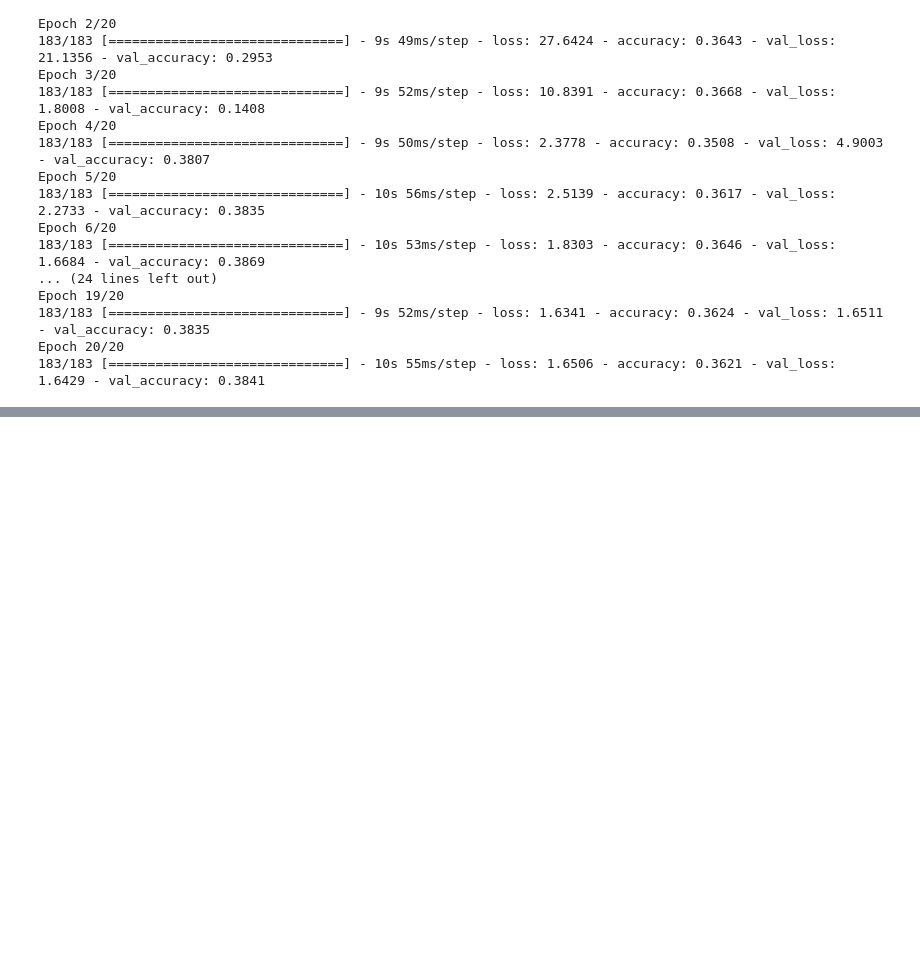
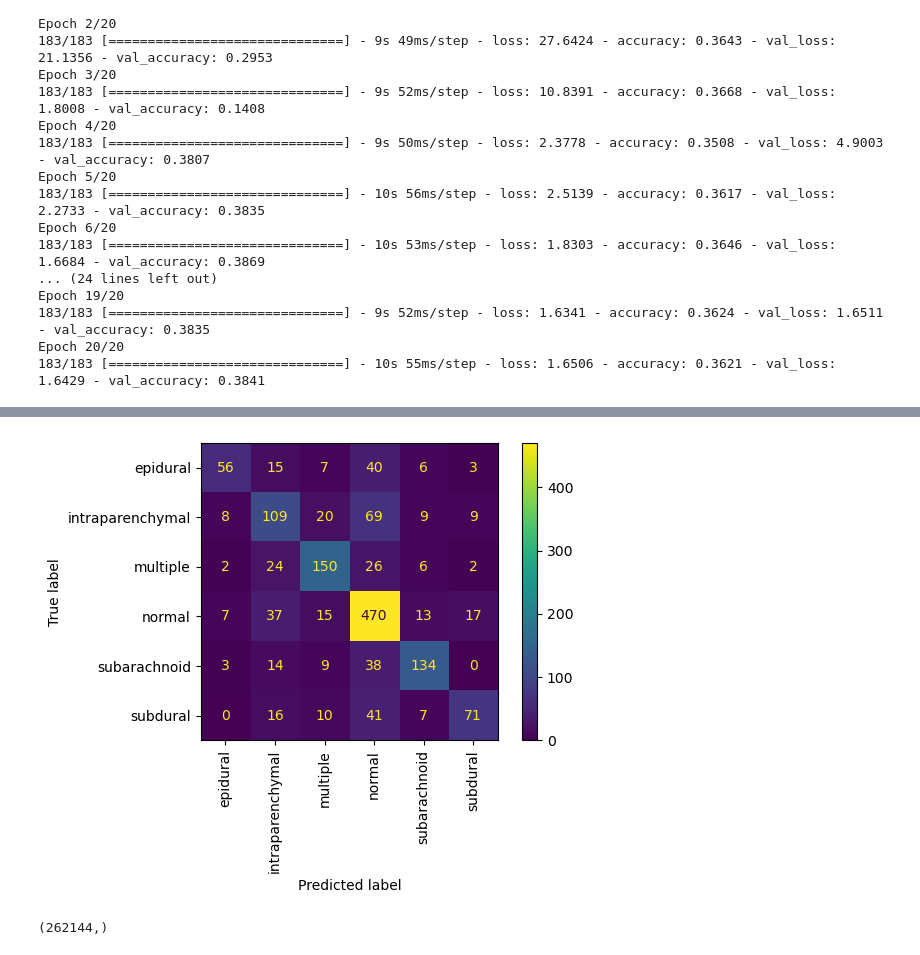
Before and after one commit to pogrebitskiy/HemorrhageClassifier, a Jupyter notebook: cleaning_and_test.ipynb, the cells around one changed output, grey strips where cells are left out. Saved outputs shown, nothing was run; the diff lists cells and outputs as text; code cells hidden in the pictures; blank space fills up the shorter version.

```diff
--- a/cleaning_and_test.ipynb
+++ b/cleaning_and_test.ipynb
@@ -359,0 +341,2 @@ Epoch 8/1000
+# %%
+model = keras.models.load_model("cnn.h5")
@@ -359,0 +355,2 @@ Epoch 8/1000
+# %%
+types = np.unique(y)
@@ -359,0 +366,2 @@ Epoch 8/1000
+# %%
+y_pred = model.predict(X_test)
@@ -359,0 +370,11 @@ Epoch 8/1000
+# %%
+fig = ConfusionMatrixDisplay(confusion_matrix(Y_test.argmax(axis=1), y_pred.argmax(axis=1)), display_labels=types)
+fig.plot(xticks_rotation='90')
+plt.tight_layout()
+plt.show()
+# %% [output]
+[figure, added]
+# %%
+data[0].shape
+# %% [output]
+(262144,)
```
Also changed, not shown: parts of 25 cells of this notebook.
